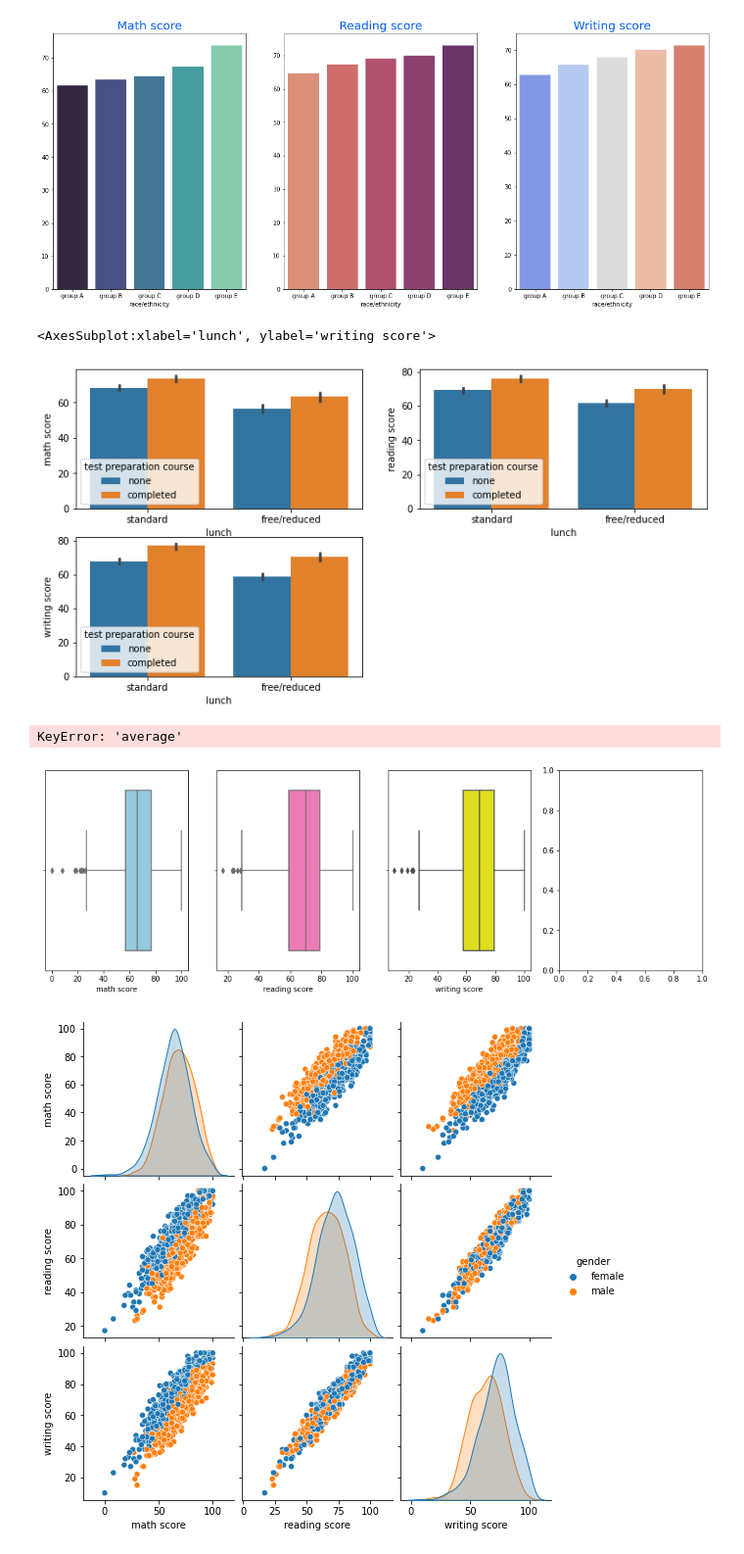
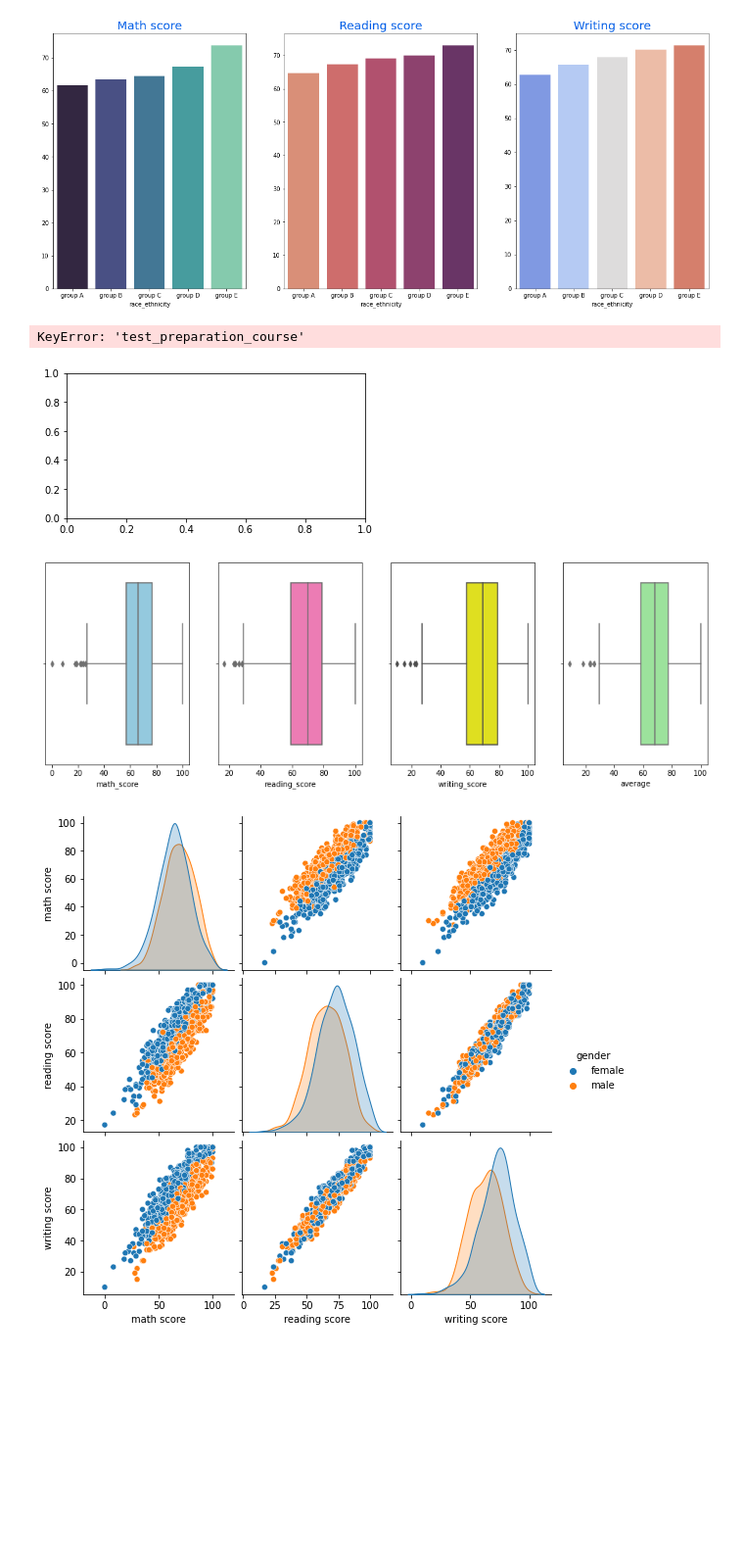
Before and after one commit to KailashAsnani/Study_Sage, a Jupyter notebook: notebook/EDA.ipynb, the cells around one changed output. Shown at 98% size. Cells and saved outputs as stored; diff of their text form; code cells hidden in the pictures; blank space fills up the shorter version.

```diff
--- a/notebook/EDA.ipynb
+++ b/notebook/EDA.ipynb
@@ -17,4 +17,11 @@ df.head()
 | 2 | female | group B | master's degree | standard | none | 90 | ... |
 | 3 | male | group A | associate's degree | free/reduced | none | 47 | ... |
 | 4 | male | group C | some college | standard | none | 76 | ... |
+# %%
+df = df.rename(columns={'race/ethnicity': 'race_ethnicity'})
+df = df.rename(columns={'parental level of education': 'parental_level_of_education'})
+df = df.rename(columns={'test preparatiob course': 'test_preparation_course'})
+df = df.rename(columns={'math score': 'math_score'})
+df = df.rename(columns={'reading score': 'reading_score'})
+df = df.rename(columns={'writing score': 'writing_score'})
 # %%
@@ -115,6 +113,6 @@ We have 5 categorical features : ['gender', 'race/ethnicity', 'parental level of
 # %%
 #Adding 2 columns ,that is, Total and Average(of 3 subjects)
-df['total score'] = df['math score'] + df['reading score'] + df['writing score']
-df['average'] = df['total score']/3
+df['total_score'] = df['math_score'] + df['reading_score'] + df['writing_score']
+df['average'] = df['total_score']/3
 df.head()
 # %% [output]
@@ -336,30 +335,29 @@ Text(0.5, 1.0, 'Writing score')
 # %%
 plt.figure(figsize=(12,6))
 plt.subplot(2,2,1)
-sns.barplot (x=df['lunch'], y=df['math score'], hue=df['test preparation course'])
+sns.barplot (x=df['lunch'], y=df['math_score'], hue=df['test_preparation_course'])
 plt.subplot(2,2,2)
-sns.barplot (x=df['lunch'], y=df['reading score'], hue=df['test preparation course'])
+sns.barplot (x=df['lunch'], y=df['reading_score'], hue=df['test_preparation_course'])
 plt.subplot(2,2,3)
-sns.barplot (x=df['lunch'], y=df['writing score'], hue=df['test preparation course'])
+sns.barplot (x=df['lunch'], y=df['writing_score'], hue=df['test_preparation_course'])
 # %% [output]
-<AxesSubplot:xlabel='lunch', ylabel='writing score'>
+KeyError: 'test_preparation_course'
-[figure, old version]
+[figure, new version]
 # %%
 #For all 3 subjects, completing the preperarion course gives better results
 
 plt.subplots(1,4,figsize=(16,5))
 plt.subplot(141)
-sns.boxplot(df['math score'],color='skyblue')
+sns.boxplot(df['math_score'],color='skyblue')
 plt.subplot(142)
-sns.boxplot(df['reading score'],color='hotpink')
+sns.boxplot(df['reading_score'],color='hotpink')
 plt.subplot(143)
-sns.boxplot(df['writing score'],color='yellow')
+sns.boxplot(df['writing_score'],color='yellow')
 plt.subplot(144)
 sns.boxplot(df['average'],color='lightgreen')
 plt.show()
 # %% [output]
-KeyError: 'average'
-[figure, old version]
+[figure, new version]
 # %%
 sns.pairplot(df,hue = 'gender')
 plt.show()
```
Also changed, not shown: parts of 17 cells of this notebook, 29 other files.
